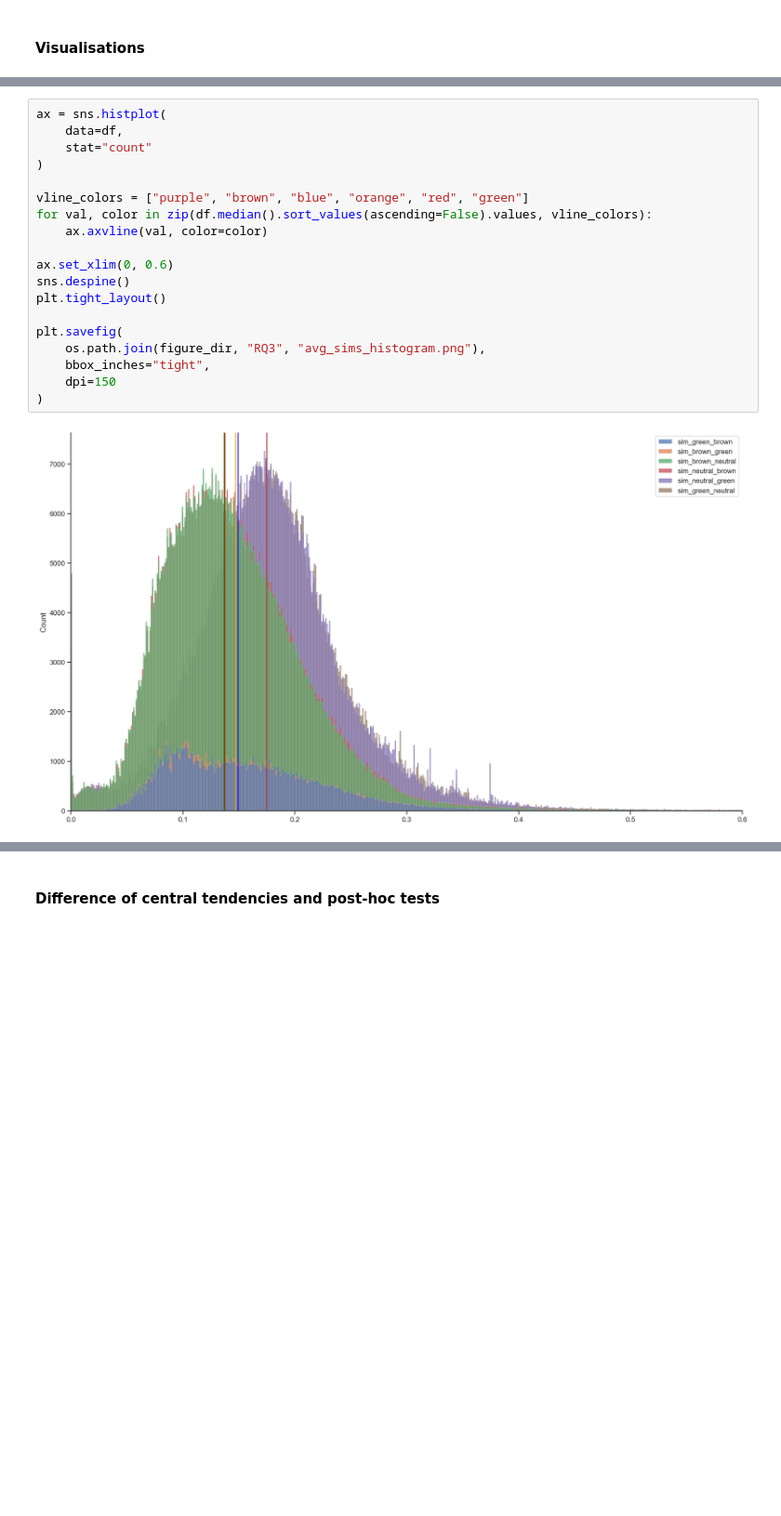
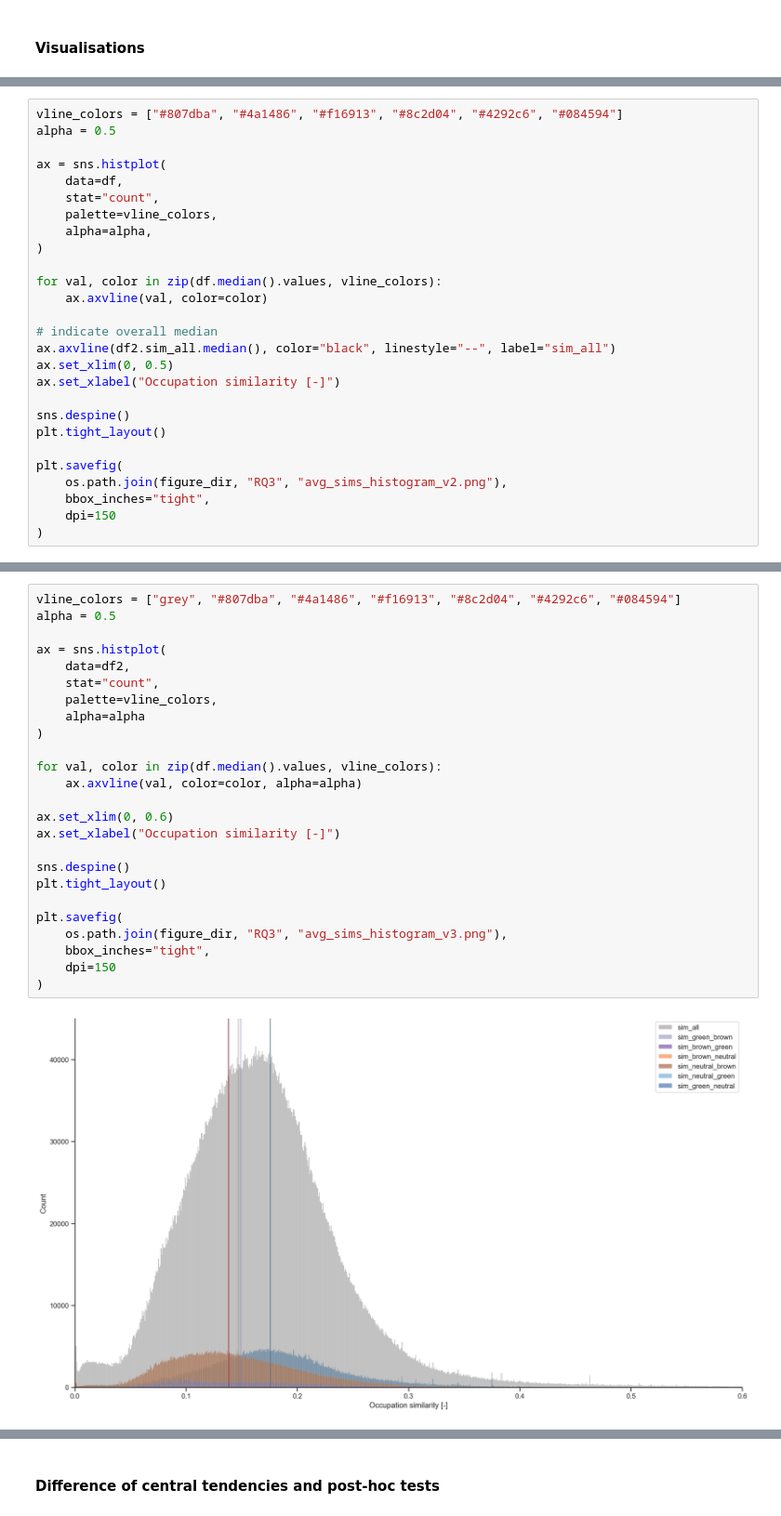
Before and after one commit to derpyninja/rejet, a Jupyter notebook: notebooks/16-fz-reskilling-intensity-analysis.ipynb, the cells around one changed output, grey strips where cells are left out. Shown at 93% size. Drawn from its saved outputs; the diff is of its cells as text; blank space fills up the shorter version.

Commit message:
new plots

```diff
--- a/notebooks/16-fz-reskilling-intensity-analysis.ipynb
+++ b/notebooks/16-fz-reskilling-intensity-analysis.ipynb
@@ -292 +368,28 @@ sim_brown_neutral    0.136990
 dtype: float64
+# %%
+vline_colors = ["#807dba", "#4a1486", "#f16913", "#8c2d04", "#4292c6", "#084594"]
+alpha = 0.5
+
+ax = sns.histplot(
+    data=df,
+    stat="count",
+    palette=vline_colors,
+    alpha=alpha,
+)
+
+for val, color in zip(df.median().values, vline_colors):
+    ax.axvline(val, color=color)
+
+# indicate overall median
+ax.axvline(df2.sim_all.median(), color="black", linestyle="--", label="sim_all")
+ax.set_xlim(0, 0.5)
+ax.set_xlabel("Occupation similarity [-]")
+
+sns.despine()
+plt.tight_layout()
+
+plt.savefig(
+    os.path.join(figure_dir, "RQ3", "avg_sims_histogram_v2.png"),
+    bbox_inches="tight",
+    dpi=150
+)
@@ -293,24 +398,30 @@ dtype: float64
 # %%
+vline_colors = ["grey", "#807dba", "#4a1486", "#f16913", "#8c2d04", "#4292c6", "#084594"]
+alpha = 0.5
+
 ax = sns.histplot(
-    data=df,
-    stat="count"
+    data=df2,
+    stat="count",
+    palette=vline_colors,
+    alpha=alpha
 )
 
-vline_colors = ["purple", "brown", "blue", "orange", "red", "green"]
-for val, color in zip(df.median().sort_values(ascending=False).values, vline_colors):
-    ax.axvline(val, color=color)
+for val, color in zip(df.median().values, vline_colors):
+    ax.axvline(val, color=color, alpha=alpha)
 
 ax.set_xlim(0, 0.6)
+ax.set_xlabel("Occupation similarity [-]")
+
 sns.despine()
 plt.tight_layout()
 
 plt.savefig(
-    os.path.join(figure_dir, "RQ3", "avg_sims_histogram.png"),
+    os.path.join(figure_dir, "RQ3", "avg_sims_histogram_v3.png"),
     bbox_inches="tight",
     dpi=150
 )
 # %% [output]
-[figure, old version]
+[figure, new version]
 # %%
 sns.boxplot(
     data=df,
```
Also changed, not shown: parts of 35 cells of this notebook, 10 other files.
